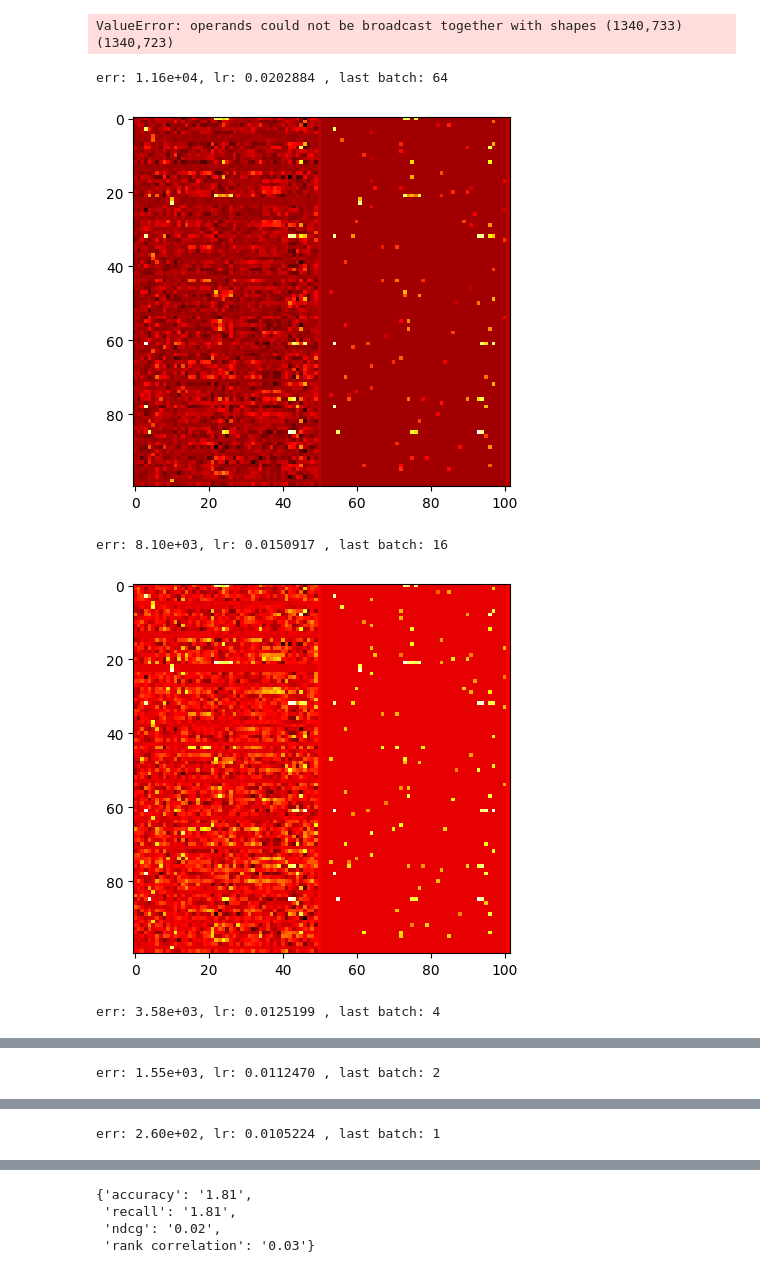
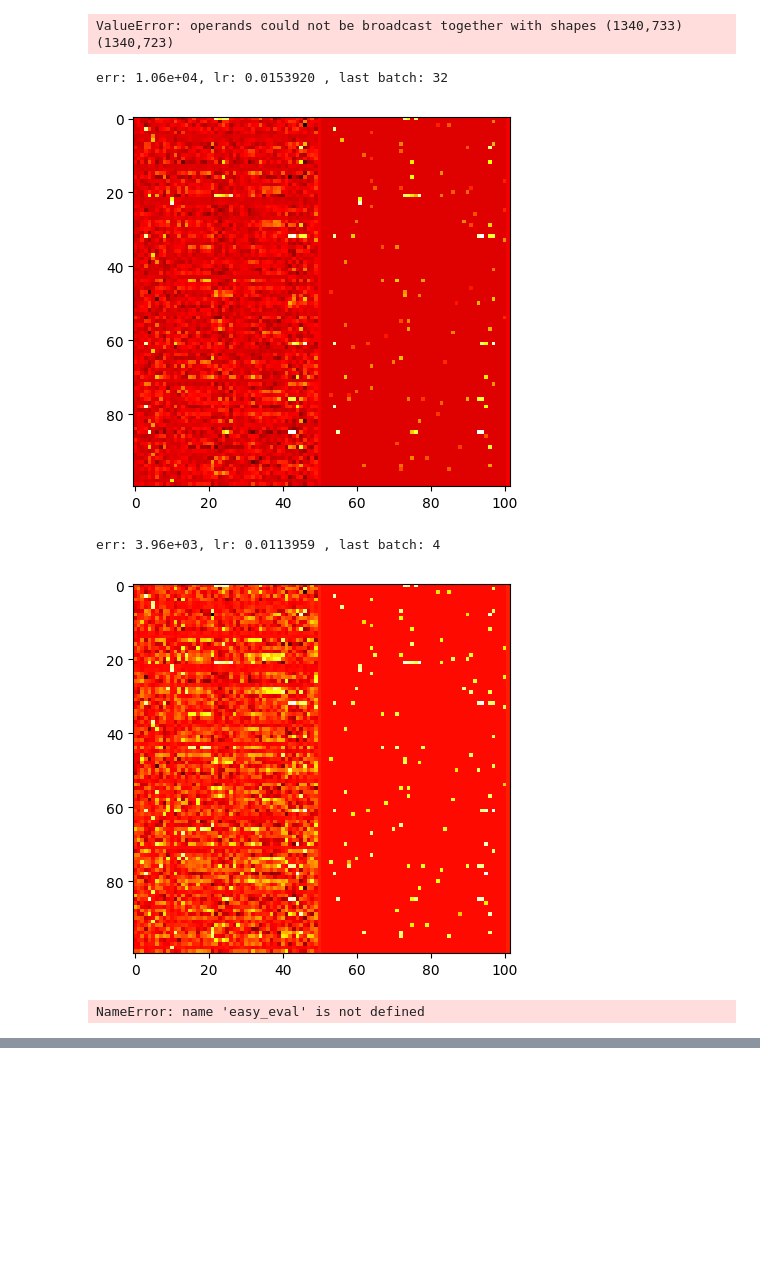
Before and after one commit to aeirya/information-retrieval-course, a Jupyter notebook: hw3/hyperparams.ipynb, the cells around one changed output, grey strips where cells are left out. Saved outputs shown, nothing was run; the diff lists cells and outputs as text; code cells hidden in the pictures; blank space fills up the shorter version.

```diff
--- a/hw3/hyperparams.ipynb
+++ b/hw3/hyperparams.ipynb
@@ -307,36 +297,39 @@ R * Rt
 ValueError: operands could not be broadcast together with shapes (1340,733) (1340,723)
 # %%
 from mfactorization import mf
+from util import train_test_mtx
 
-s_ep = 1000
+R, Rt = train_test_mtx()
+
+s_ep = 450
 b_ep = 150
-bat_s = 0.2
+bat_s = 0.15
 
 sin_s = 1
 sin_lr = 1e-3
 
 q,p, _, logs = mf(
     R,
     lr=(3e-2, 1e-2),
     n_epochs=s_ep + b_ep,
     n_latent=64,
     batch_sample_s=bat_s,
     sample_s=sin_s,
     single_epochs=s_ep,
     single_lr=sin_lr,
     print_step=200,
     plot=True,
     ff=0.01,
     return_err_log=True,
     save_logs=True,
     log_step=200
     )
 
 SS = q @ p.T
 easy_eval(SS)
 # %% [output]
-err: 1.16e+04, lr: 0.0202884 , last batch: 64
+err: 1.06e+04, lr: 0.0153920 , last batch: 32
-[figure, old version]
+[figure, new version]
-err: 8.10e+03, lr: 0.0150917 , last batch: 16
+err: 3.96e+03, lr: 0.0113959 , last batch: 4
-[figure, old version]
+[figure, new version]
-err: 3.58e+03, lr: 0.0125199 , last batch: 4
+NameError: name 'easy_eval' is not defined
@@ -344 +335,0 @@ err: 3.58e+03, lr: 0.0125199 , last batch: 4
-err: 1.55e+03, lr: 0.0112470 , last batch: 2
@@ -346 +335,0 @@ err: 1.55e+03, lr: 0.0112470 , last batch: 2
-err: 2.60e+02, lr: 0.0105224 , last batch: 1
@@ -348,5 +336 @@ err: 2.60e+02, lr: 0.0105224 , last batch: 1
-{'accuracy': '1.81',
- 'recall': '1.81',
- 'ndcg': '0.02',
- 'rank correlation': '0.03'}
 # %%
```
Also changed, not shown: parts of 10 cells of this notebook, 2 other files.
